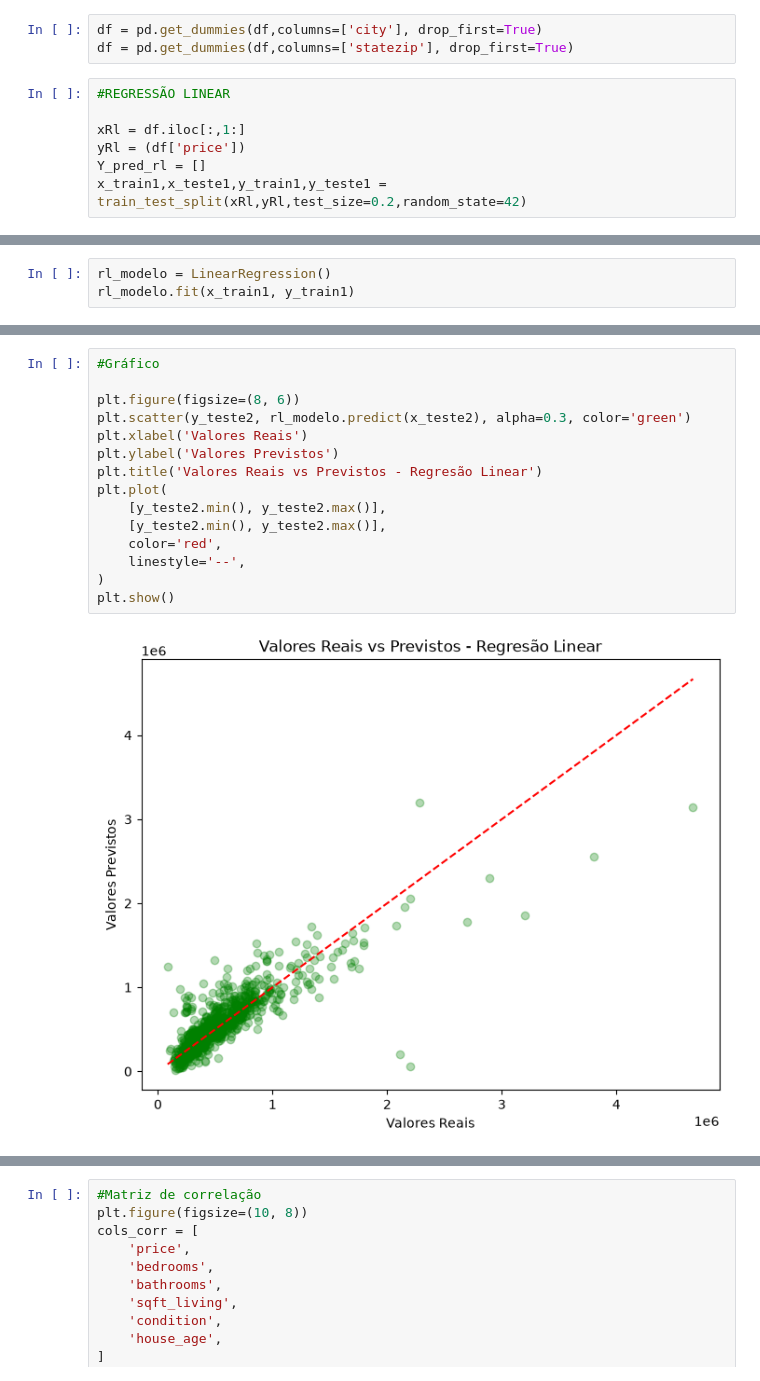
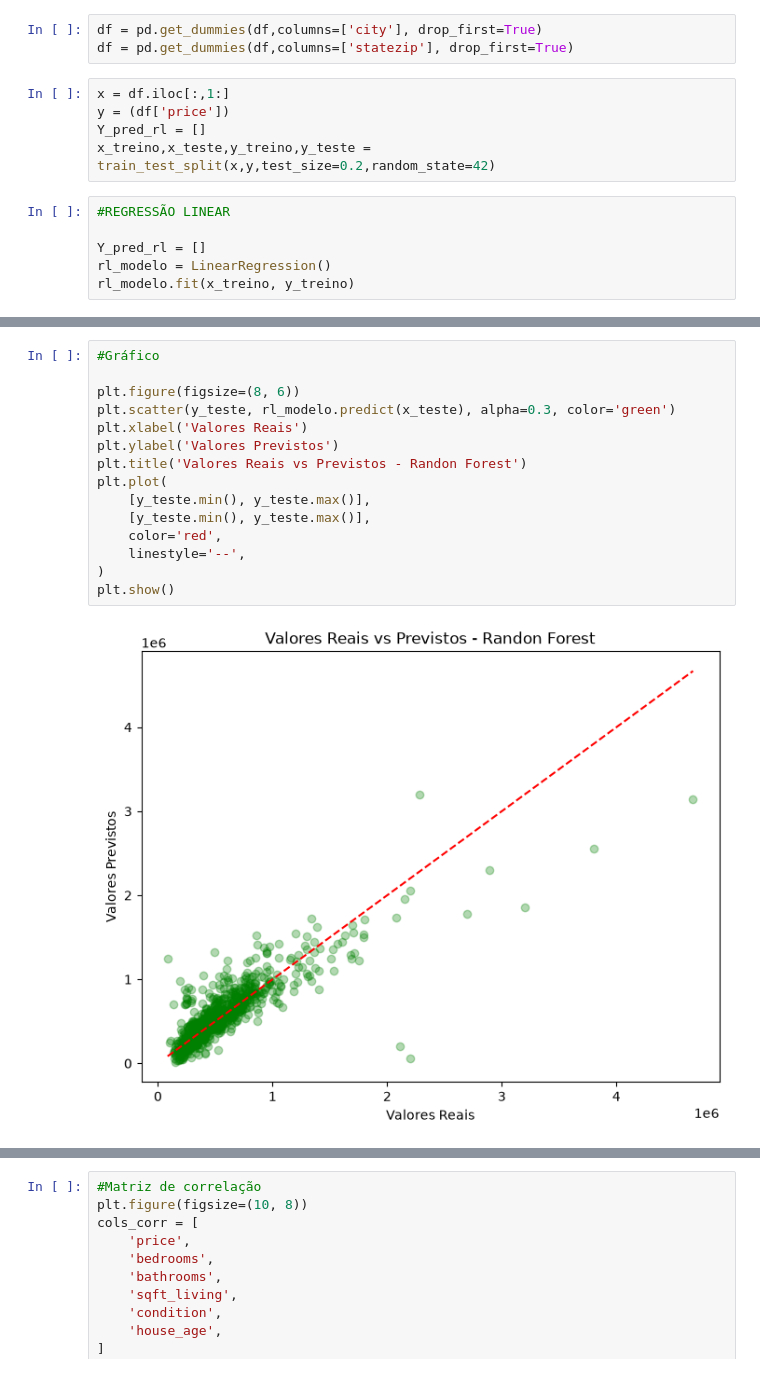
Before and after one commit to Glauber227/predicao_precos_imoveis, a Jupyter notebook: main.ipynb, the cells around one changed output, grey strips where cells are left out. Saved outputs shown, nothing was run; the diff lists cells and outputs as text.

```diff
--- a/main.ipynb
+++ b/main.ipynb
@@ -34,10 +34,14 @@ df = df.drop(columns=['street'])
 # %%
 df = pd.get_dummies(df,columns=['city'], drop_first=True)
 df = pd.get_dummies(df,columns=['statezip'], drop_first=True)
+# %%
+x = df.iloc[:,1:]
+y = (df['price'])
+Y_pred_rl = []
+x_treino,x_teste,y_treino,y_teste = train_test_split(x,y,test_size=0.2,random_state=42)
 # %%
 #REGRESSÃO LINEAR
 
-xRl = df.iloc[:,1:]
-yRl = (df['price'])
 Y_pred_rl = []
-x_train1,x_teste1,y_train1,y_teste1 = train_test_split(xRl,yRl,test_size=0.2,random_state=42)
+rl_modelo = LinearRegression()
+rl_modelo.fit(x_treino, y_treino)
@@ -44,3 +49,0 @@ x_train1,x_teste1,y_train1,y_teste1 = train_test_split(xRl,yRl,test_size=0.2,ran
-# %%
-rl_modelo = LinearRegression()
-rl_modelo.fit(x_train1, y_train1)
@@ -121,20 +118,20 @@ MSE do teste (Random Forest): 76227278997.65257
 # %%
 #Gráfico
 
 plt.figure(figsize=(8, 6))
-plt.scatter(y_teste2, rl_modelo.predict(x_teste2), alpha=0.3, color='green')
+plt.scatter(y_teste, rl_modelo.predict(x_teste), alpha=0.3, color='green')
 plt.xlabel('Valores Reais')
 plt.ylabel('Valores Previstos')
-plt.title('Valores Reais vs Previstos - Regresão Linear')
+plt.title('Valores Reais vs Previstos - Randon Forest')
 plt.plot(
-    [y_teste2.min(), y_teste2.max()],
-    [y_teste2.min(), y_teste2.max()],
+    [y_teste.min(), y_teste.max()],
+    [y_teste.min(), y_teste.max()],
     color='red',
     linestyle='--',
 )
 plt.show()
 # %% [output]
-[figure, old version]
+[figure, new version]
 # %%
 #XGBoost
 
```
Also changed, not shown: parts of 12 cells of this notebook.
